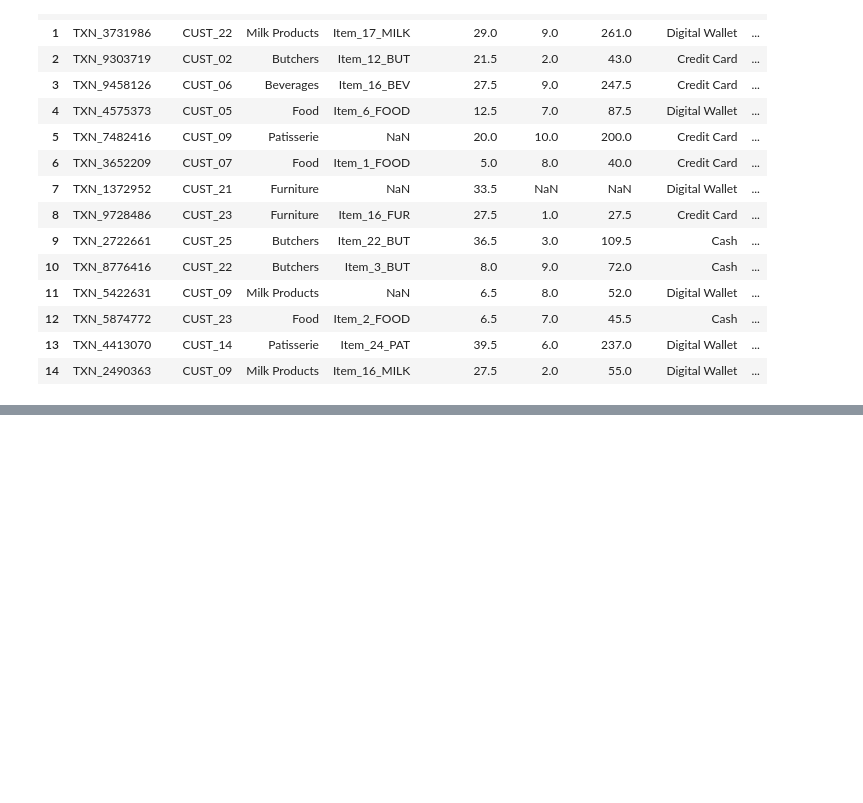
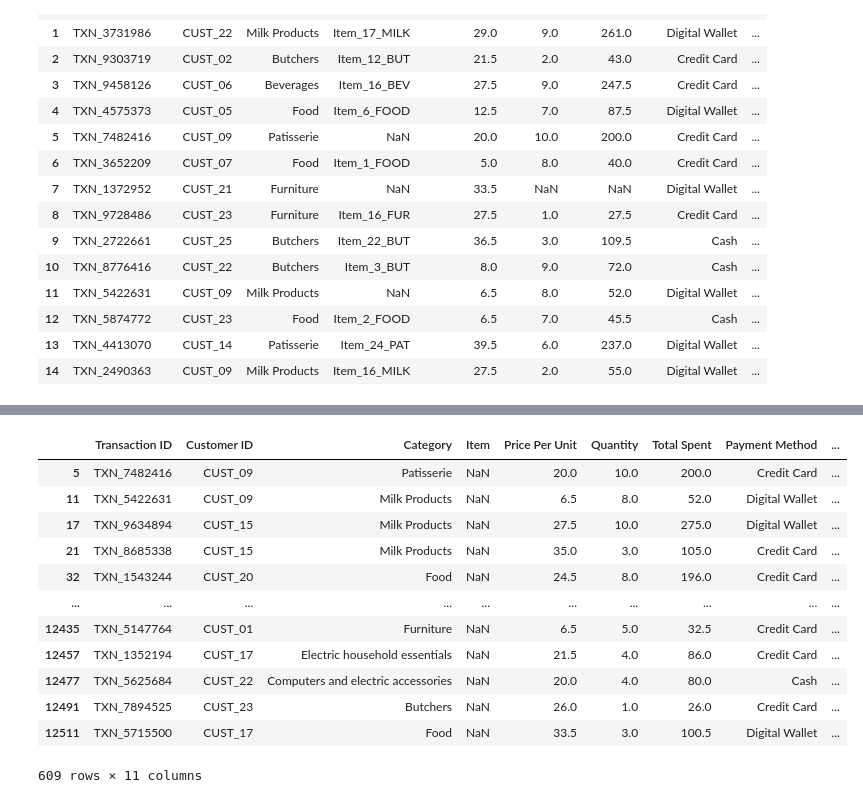
Before and after one commit to Nadish-KANERIA/Retail_Store_Sales_EDA, a Jupyter notebook: Work.ipynb, the cells around one changed output, grey strips where cells are left out. Drawn from its saved outputs; the diff is of its cells as text; code cells hidden in the pictures; blank space fills up the shorter version.

```diff
--- a/Work.ipynb
+++ b/Work.ipynb
@@ -125,0 +151,17 @@ df.head(15)
+# %%
+missing_items = df_clean[df_clean['Item'].isna()]
+missing_items
+# %% [output]
+|  | Transaction ID | Customer ID | Category | Item | Price Per Unit | Quantity | Total Spent | Payment Method | ... |
+| 5 | TXN_7482416 | CUST_09 | Patisserie | NaN | 20.0 | 10.0 | 200.0 | Credit Card | ... |
+| 11 | TXN_5422631 | CUST_09 | Milk Products | NaN | 6.5 | 8.0 | 52.0 | Digital Wallet | ... |
+| 17 | TXN_9634894 | CUST_15 | Milk Products | NaN | 27.5 | 10.0 | 275.0 | Digital Wallet | ... |
+| 21 | TXN_8685338 | CUST_15 | Milk Products | NaN | 35.0 | 3.0 | 105.0 | Credit Card | ... |
+| 32 | TXN_1543244 | CUST_20 | Food | NaN | 24.5 | 8.0 | 196.0 | Credit Card | ... |
+| ... | ... | ... | ... | ... | ... | ... | ... | ... | ... |
+| 12435 | TXN_5147764 | CUST_01 | Furniture | NaN | 6.5 | 5.0 | 32.5 | Credit Card | ... |
+| 12457 | TXN_1352194 | CUST_17 | Electric household essentials | NaN | 21.5 | 4.0 | 86.0 | Credit Card | ... |
+| 12477 | TXN_5625684 | CUST_22 | Computers and electric accessories | NaN | 20.0 | 4.0 | 80.0 | Cash | ... |
+| 12491 | TXN_7894525 | CUST_23 | Butchers | NaN | 26.0 | 1.0 | 26.0 | Credit Card | ... |
+| 12511 | TXN_5715500 | CUST_17 | Food | NaN | 33.5 | 3.0 | 100.5 | Digital Wallet | ... |
+609 rows × 11 columns
```
Also changed, not shown: parts of 2 cells of this notebook.
